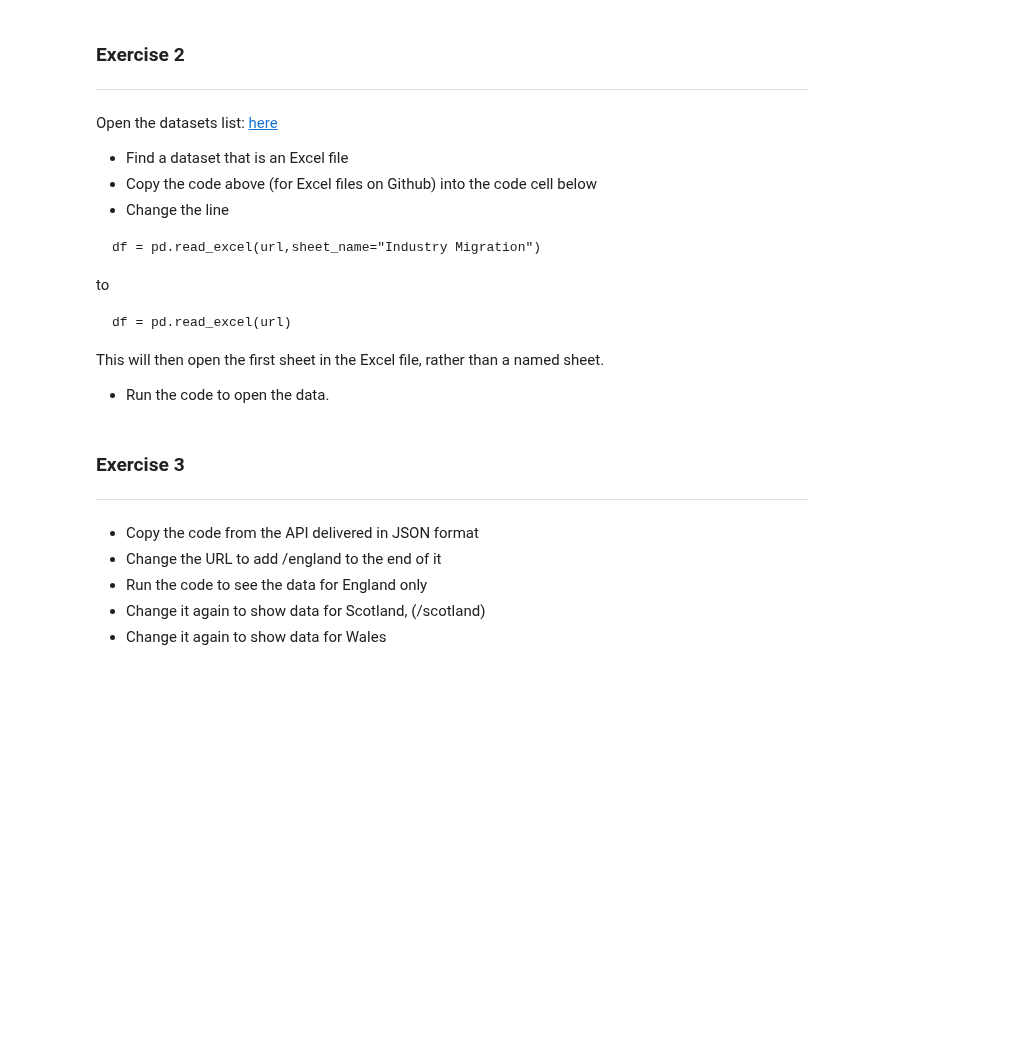
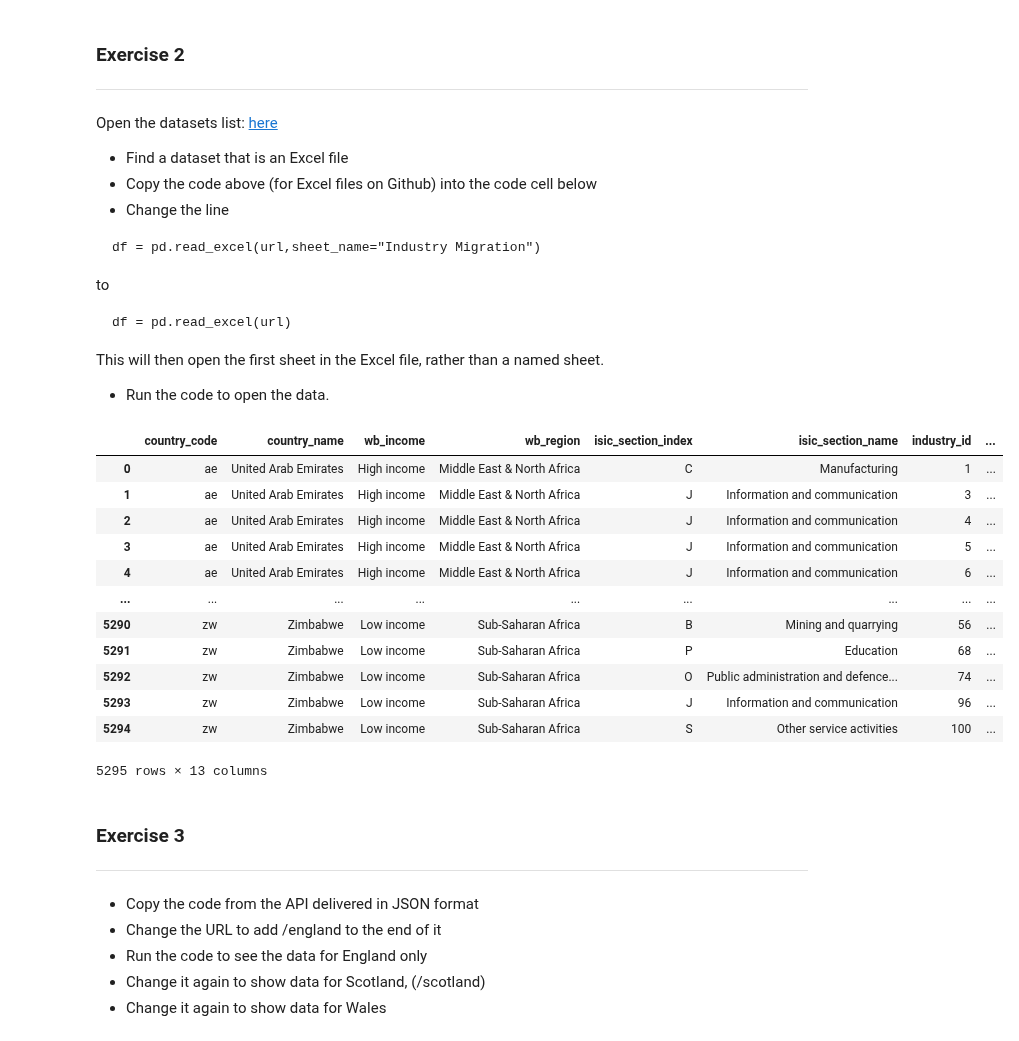
Before and after one commit to RautenM/PythonFundamentals, a Jupyter notebook: Worksheets/1_Data_retrieval.ipynb, the cells around one changed output. Drawn from its saved outputs; the diff is of its cells as text; code cells hidden in the pictures; blank space fills up the shorter version.

```diff
--- a/Worksheets/1_Data_retrieval.ipynb
+++ b/Worksheets/1_Data_retrieval.ipynb
@@ -238,6 +238,25 @@ df = pd.read_excel(url)
 This will then open the first sheet in the Excel file, rather than a named sheet.
 
 * Run the code to open the data.
+# %%
+import pandas as pd
+url = "https://github.com/futureCodersSE/working-with-data/blob/main/Data%20sets/public_use-talent-migration.xlsx?raw=true"
+df = pd.read_excel(url,sheet_name="Industry Migration")
+df
+# %% [output]
+|  | country_code | country_name | wb_income | wb_region | isic_section_index | isic_section_name | industry_id | ... |
+| 0 | ae | United Arab Emirates | High income | Middle East & North Africa | C | Manufacturing | 1 | ... |
+| 1 | ae | United Arab Emirates | High income | Middle East & North Africa | J | Information and communication | 3 | ... |
+| 2 | ae | United Arab Emirates | High income | Middle East & North Africa | J | Information and communication | 4 | ... |
+| 3 | ae | United Arab Emirates | High income | Middle East & North Africa | J | Information and communication | 5 | ... |
+| 4 | ae | United Arab Emirates | High income | Middle East & North Africa | J | Information and communication | 6 | ... |
+| ... | ... | ... | ... | ... | ... | ... | ... | ... |
+| 5290 | zw | Zimbabwe | Low income | Sub-Saharan Africa | B | Mining and quarrying | 56 | ... |
+| 5291 | zw | Zimbabwe | Low income | Sub-Saharan Africa | P | Education | 68 | ... |
+| 5292 | zw | Zimbabwe | Low income | Sub-Saharan Africa | O | Public administration and defence... | 74 | ... |
+| 5293 | zw | Zimbabwe | Low income | Sub-Saharan Africa | J | Information and communication | 96 | ... |
+| 5294 | zw | Zimbabwe | Low income | Sub-Saharan Africa | S | Other service activities | 100 | ... |
+5295 rows × 13 columns
 # %% [markdown]
 ### Exercise 3
 ---
```
